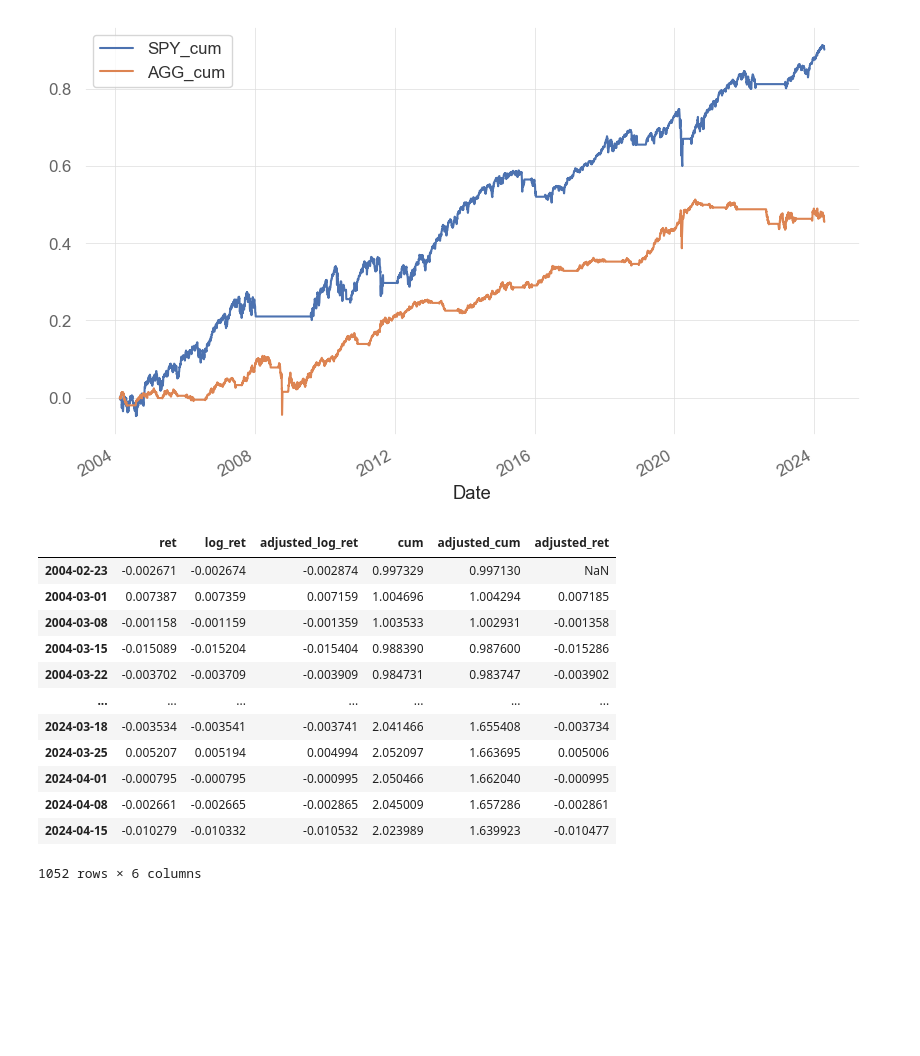
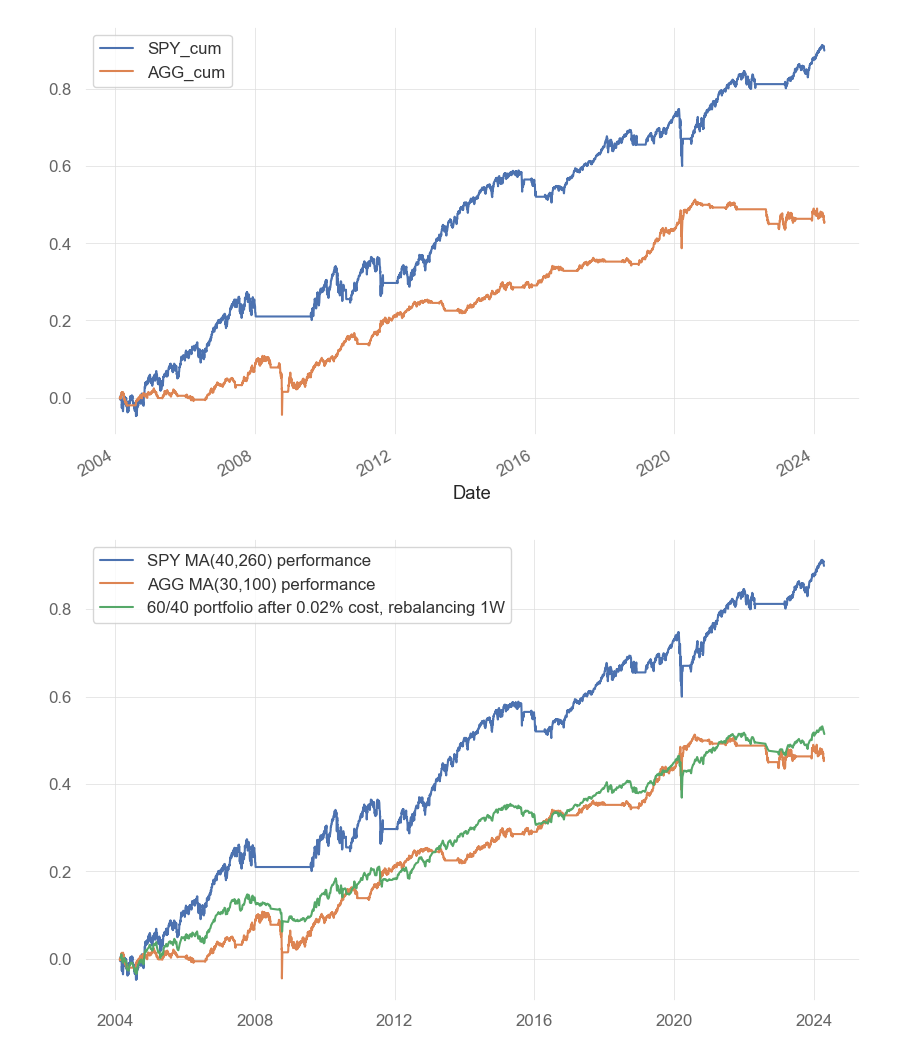
Before and after one commit to sharavsambuu/hello-60-40, a Jupyter notebook: optimized_60_40.ipynb, the cells around one changed output. Cells and saved outputs as stored; diff of their text form; code cells hidden in the pictures; blank space fills up the shorter version.

Commit message:
various rebalancing frequency.

```diff
--- a/optimized_60_40.ipynb
+++ b/optimized_60_40.ipynb
@@ -143,45 +143,38 @@ df[['SPY_cum', 'AGG_cum']].plot()
 #%%
 
 # 2 BPS for trading cost proxy using Interactive Brokers fee model, very optimistic
 rebalancing_cost        = 0.02/100.0
 rebalancing_cost_log    = np.log(1-rebalancing_cost)
 
 previous_rebalance_date = None
-rebalance_frequency     = 'W-MON' # Weekly rebalance
+rebalance_frequency     = '1W' # rebalancing frequency
 stock_weight            = 0.6
 bond_weight             = 0.4
 portfolio_dates         = []
 portfolio_returns       = []
 
 for date, group in df.groupby(pd.Grouper(freq=rebalance_frequency)):
     group_df = group.copy()
     group_df['SPY_freq_cum'] = group_df['SPY_ret'].cumsum()
     group_df['AGG_freq_cum'] = group_df['AGG_ret'].cumsum()
     return_at_rebalance = stock_weight * group_df.iloc[-1]['SPY_freq_cum'] + bond_weight * group_df.iloc[-1]['AGG_freq_cum']
     portfolio_dates.append(date)
     portfolio_returns.append(return_at_rebalance)
 
 portfolio_df = pd.DataFrame(index=portfolio_dates)
 portfolio_df.index = pd.to_datetime(portfolio_df.index)
 portfolio_df['ret'             ] = portfolio_returns
 portfolio_df['log_ret'         ] = (1+portfolio_df['ret']).apply(np.log)
 portfolio_df['adjusted_log_ret'] = portfolio_df['log_ret'] + rebalancing_cost_log
 portfolio_df['cum'             ] = portfolio_df['log_ret'].cumsum().apply(np.exp)
 portfolio_df['adjusted_cum'    ] = portfolio_df['adjusted_log_ret'].cumsum().apply(np.exp)
 portfolio_df['adjusted_ret'    ] = portfolio_df['adjusted_cum'].pct_change()
 
-portfolio_df
+
+plt.plot(df['SPY_cum'])
+plt.plot(df['AGG_cum'])
+plt.plot(portfolio_df['adjusted_ret'].cumsum())
+plt.legend(['SPY MA(40,260) performance', 'AGG MA(30,100) performance', f"60/40 portfolio after {round(rebalancing_cost*100.0, 2)}% cost, rebalancing {rebalance_frequency}"])
+plt.show()
 # %% [output]
-|  | ret | log_ret | adjusted_log_ret | cum | adjusted_cum | adjusted_ret |
-| 2004-02-23 | -0.002671 | -0.002674 | -0.002874 | 0.997329 | 0.997130 | NaN |
-| 2004-03-01 | 0.007387 | 0.007359 | 0.007159 | 1.004696 | 1.004294 | 0.007185 |
-| 2004-03-08 | -0.001158 | -0.001159 | -0.001359 | 1.003533 | 1.002931 | -0.001358 |
-| 2004-03-15 | -0.015089 | -0.015204 | -0.015404 | 0.988390 | 0.987600 | -0.015286 |
-| 2004-03-22 | -0.003702 | -0.003709 | -0.003909 | 0.984731 | 0.983747 | -0.003902 |
-| ... | ... | ... | ... | ... | ... | ... |
-| 2024-03-18 | -0.003534 | -0.003541 | -0.003741 | 2.041466 | 1.655408 | -0.003734 |
-| 2024-03-25 | 0.005207 | 0.005194 | 0.004994 | 2.052097 | 1.663695 | 0.005006 |
-| 2024-04-01 | -0.000795 | -0.000795 | -0.000995 | 2.050466 | 1.662040 | -0.000995 |
-| 2024-04-08 | -0.002661 | -0.002665 | -0.002865 | 2.045009 | 1.657286 | -0.002861 |
-| 2024-04-15 | -0.010279 | -0.010332 | -0.010532 | 2.023989 | 1.639923 | -0.010477 |
-1052 rows × 6 columns
+[figure, added]
```
Also changed, not shown: parts of 14 cells of this notebook, 1 other file.
